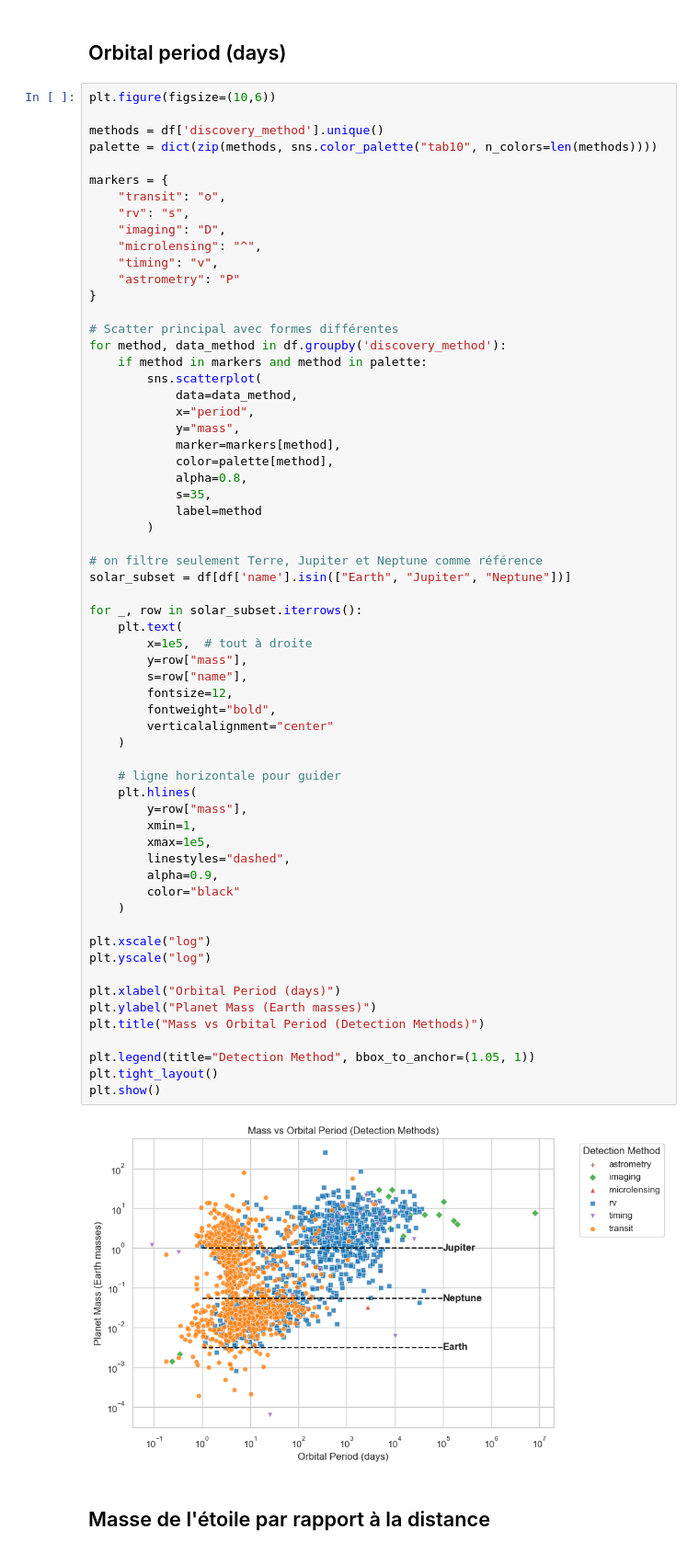
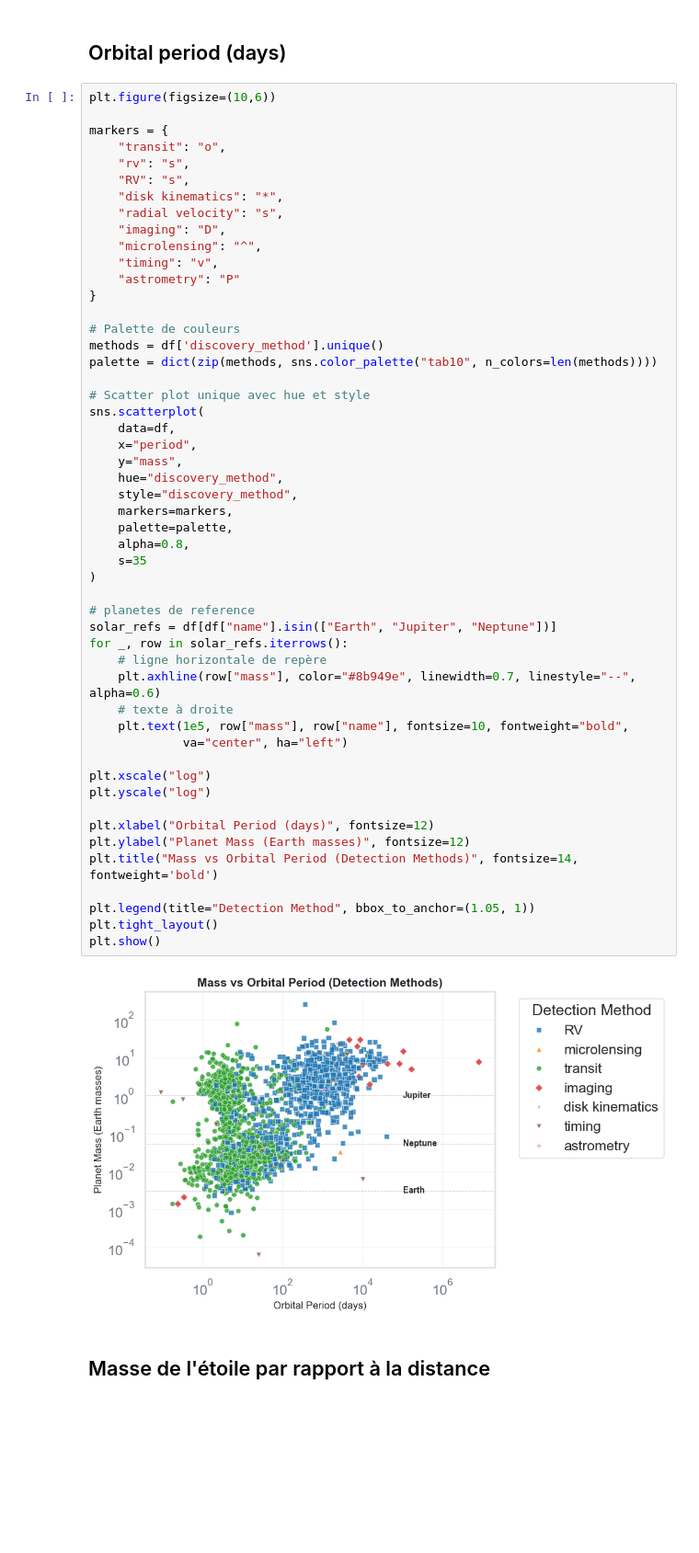
Before and after one commit to Ndoumbe48/Projet-Datastorytelling-open_exoplanet_catalogue, a Jupyter notebook: exploration_visuelle.ipynb, the cells around one changed output. Shown at 92% size. Saved outputs shown, nothing was run; the diff lists cells and outputs as text; blank space fills up the shorter version.

```diff
--- a/Analyse exploratoire.ipynb
+++ b/exploration_visuelle.ipynb
@@ -447,68 +523,57 @@ https://www.sciencedirect.com/topics/physics-and-astronomy/hot-jupiters
 ## Orbital period (days)
 # %%
 plt.figure(figsize=(10,6))
-
-methods = df['discovery_method'].unique()
-palette = dict(zip(methods, sns.color_palette("tab10", n_colors=len(methods))))
 
 markers = {
     "transit": "o",
     "rv": "s",
+    "RV": "s",
+    "disk kinematics": "*",
+    "radial velocity": "s",
     "imaging": "D",
     "microlensing": "^",
     "timing": "v",
     "astrometry": "P"
 }
 
-# Scatter principal avec formes différentes
-for method, data_method in df.groupby('discovery_method'):
-    if method in markers and method in palette:
-        sns.scatterplot(
-            data=data_method,
-            x="period",
-            y="mass",
-            marker=markers[method],
-            color=palette[method],
-            alpha=0.8,
-            s=35,
-            label=method
-        )
+# Palette de couleurs
+methods = df['discovery_method'].unique()
+palette = dict(zip(methods, sns.color_palette("tab10", n_colors=len(methods))))
 
-# on filtre seulement Terre, Jupiter et Neptune comme référence
-solar_subset = df[df['name'].isin(["Earth", "Jupiter", "Neptune"])]
+# Scatter plot unique avec hue et style
+sns.scatterplot(
+    data=df,
+    x="period",
+    y="mass",
+    hue="discovery_method",
+    style="discovery_method",
+    markers=markers,
+    palette=palette,
+    alpha=0.8,
+    s=35
+)
 
-for _, row in solar_subset.iterrows():
-    plt.text(
-        x=1e5,  # tout à droite
-        y=row["mass"],
-        s=row["name"],
-        fontsize=12,
-        fontweight="bold",
-        verticalalignment="center"
-    )
-
-    # ligne horizontale pour guider
-    plt.hlines(
-        y=row["mass"],
-        xmin=1,
-        xmax=1e5,
-        linestyles="dashed",
-        alpha=0.9,
-        color="black"
-    )
+# planetes de reference
+solar_refs = df[df["name"].isin(["Earth", "Jupiter", "Neptune"])]
+for _, row in solar_refs.iterrows():
+    # ligne horizontale de repère
+    plt.axhline(row["mass"], color="#8b949e", linewidth=0.7, linestyle="--", alpha=0.6)
+    # texte à droite
+    plt.text(1e5, row["mass"], row["name"], fontsize=10, fontweight="bold",
+             va="center", ha="left")
 
 plt.xscale("log")
 plt.yscale("log")
 
-plt.xlabel("Orbital Period (days)")
-plt.ylabel("Planet Mass (Earth masses)")
-plt.title("Mass vs Orbital Period (Detection Methods)")
+plt.xlabel("Orbital Period (days)", fontsize=12)
+plt.ylabel("Planet Mass (Earth masses)", fontsize=12)
+plt.title("Mass vs Orbital Period (Detection Methods)", fontsize=14, fontweight='bold')
 
 plt.legend(title="Detection Method", bbox_to_anchor=(1.05, 1))
 plt.tight_layout()
 plt.show()
 # %% [output]
-[figure, old version]
+[figure, new version]
 # %% [markdown]
 ## Masse de l'étoile par rapport à la distance
 # %%
```
Also changed, not shown: parts of 15 cells of this notebook, 2 other files.
